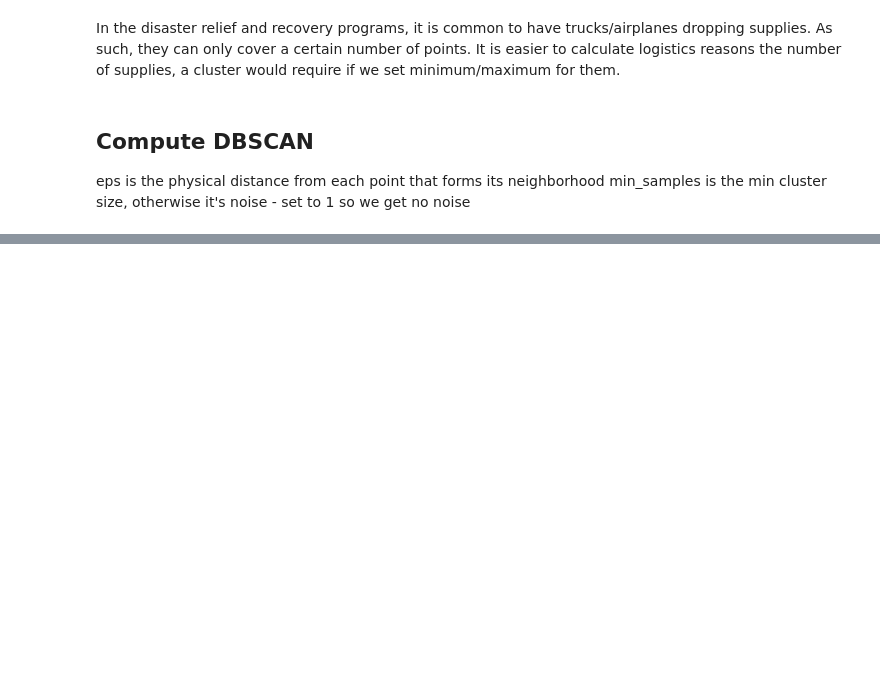
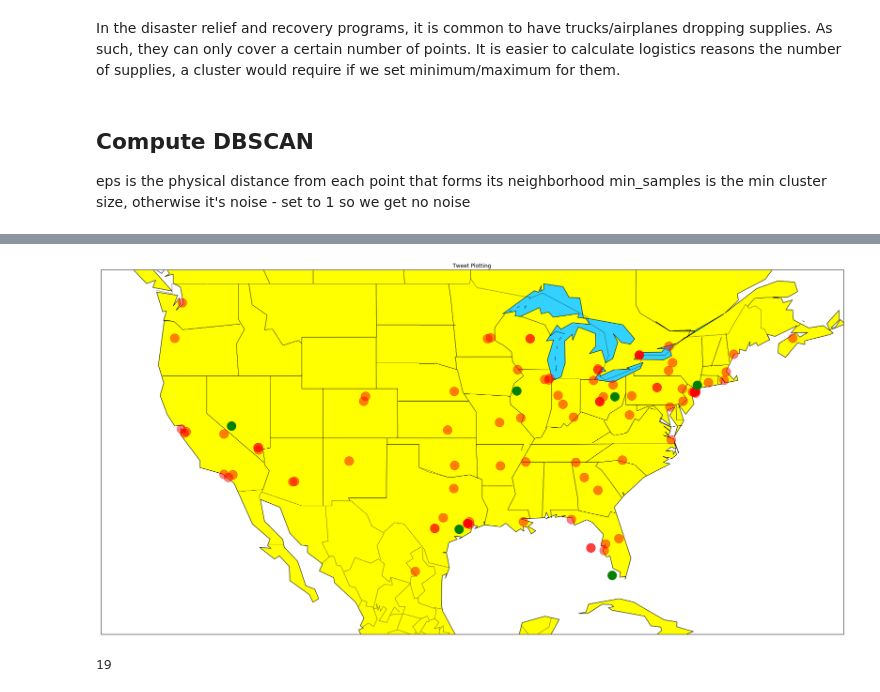
Before and after one commit to nrajasekaran/datascience, a Jupyter notebook: Projects/Capstone/JsonReader.ipynb, the cells around one changed output, grey strips where cells are left out. Cells and saved outputs as stored; diff of their text form; code cells hidden in the pictures; blank space fills up the shorter version.

```diff
--- a/Projects/Capstone/JsonReader.ipynb
+++ b/Projects/Capstone/JsonReader.ipynb
@@ -611,0 +644,8 @@ KeyError: 0
+# %%
+lat3 = centroids[:,0]
+lon3 = centroids[:,1]
+
+print lat3
+
+
+print lon3
@@ -611,0 +662,30 @@ KeyError: 0
+# %%
+plt.figure(figsize=(30,30))
+m = Basemap(projection='mill',llcrnrlat=20,urcrnrlat=50,\
+            llcrnrlon=-130,urcrnrlon=-60,resolution='c')
+m.drawcoastlines()
+m.drawcountries()
+m.drawstates()
+m.fillcontinents(color='#FFFF00', lake_color='#33D1FF')
+m.drawmapboundary(fill_color='#FFFFFF')
+
+lat = lat_add
+lon = long_add
+
+x,y = m(lon,lat)
+m.plot(x,y,'ro',markersize=20,alpha=.5)
+
+x3,y3 = m(lon3,lat3)
+m.plot(x3,y3,'go',markersize=20,alpha=1)
+
+
+
+
+plt.title('Tweet Plotting')
+plt.show()
+# %% [output]
+[figure, added]
+# %%
+len(centroids)
+# %% [output]
+19
```
Also changed, not shown: parts of 24 cells of this notebook, 1 other file.
